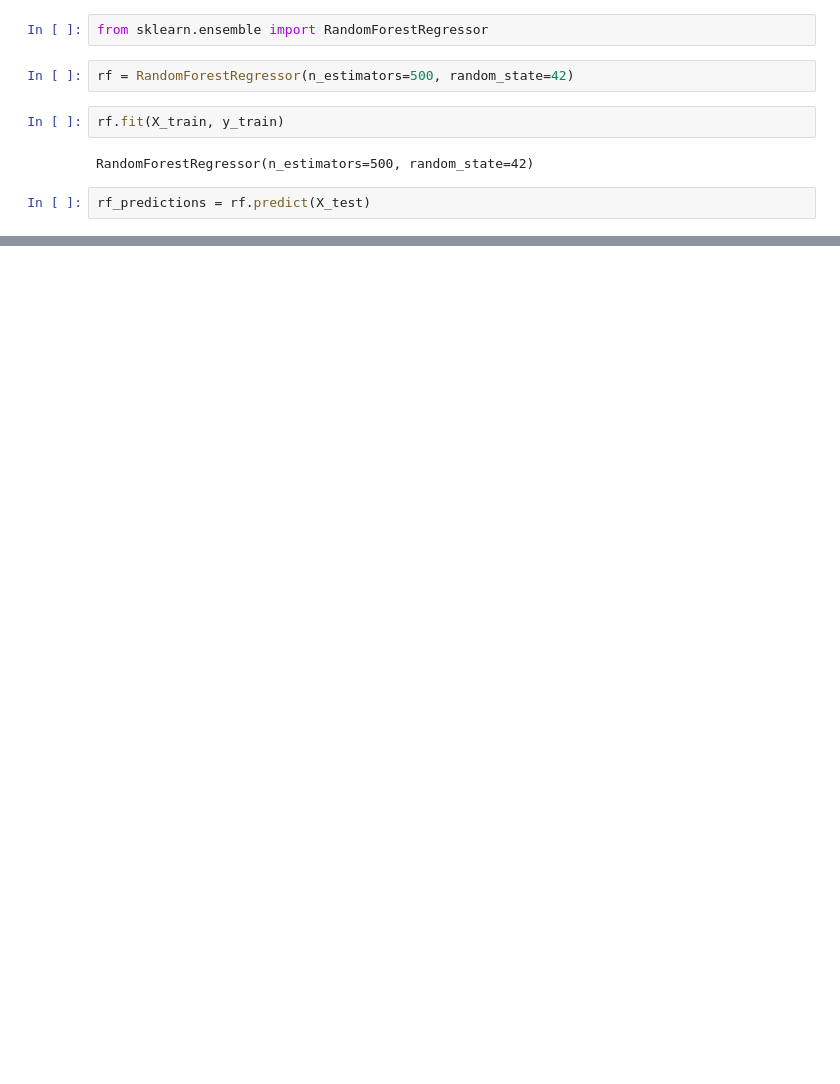
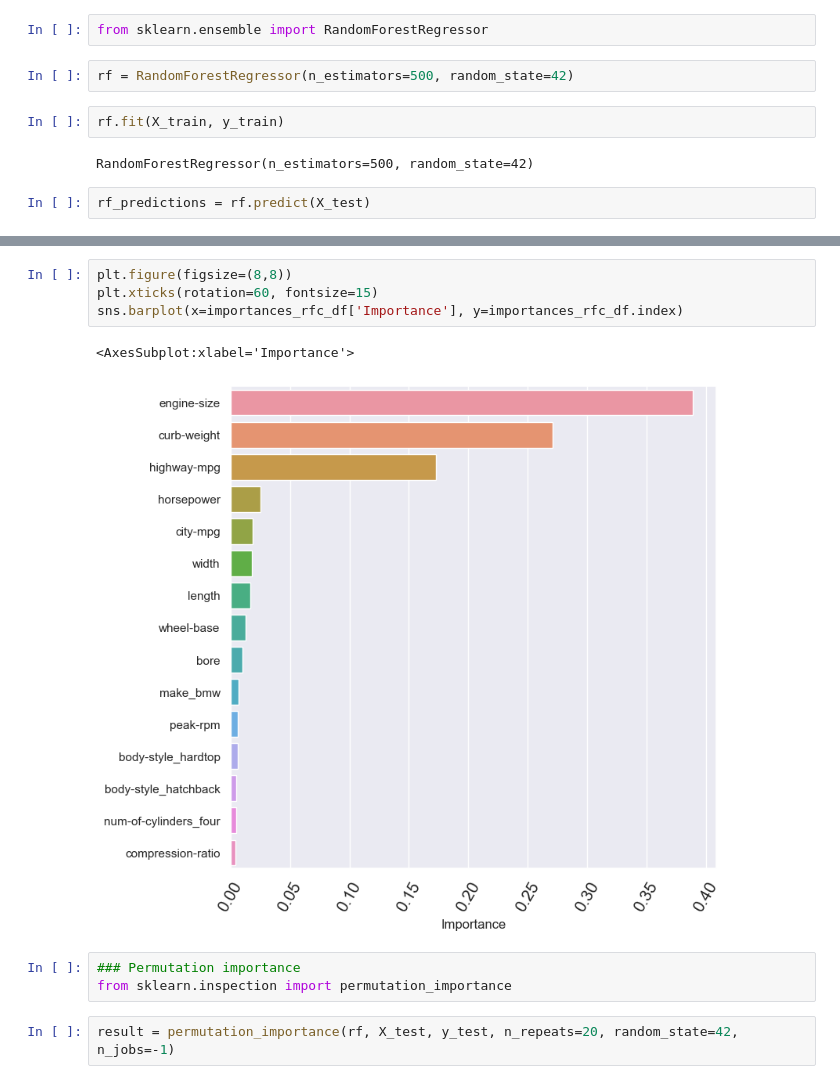
Before and after one commit to lucianawaka/ml_studies, a Jupyter notebook: Udemy/Complete Data Science and Machine Learning Bootcamp in Python/3. Decission Tree and Random Forest/Regression/Decision Tree and Random Forest Regression.ipynb, the cells around one changed output, grey strips where cells are left out. Saved outputs shown, nothing was run; the diff lists cells and outputs as text; blank space fills up the shorter version.

Commit message:
Random Forest Regressor

```diff
--- a/Udemy/Complete Data Science and Machine Learning Bootcamp in Python/3. Decission Tree and Random Forest/Regression/Decision Tree and Random Forest Regression.ipynb
+++ b/Udemy/Complete Data Science and Machine Learning Bootcamp in Python/3. Decission Tree and Random Forest/Regression/Decision Tree and Random Forest Regression.ipynb
@@ -144,0 +189,12 @@ The Mean Absolute Error is 2436.171806823059
+# %%
+plt.figure(figsize=(8,8))
+plt.xticks(rotation=60, fontsize=15)
+sns.barplot(x=importances_rfc_df['Importance'], y=importances_rfc_df.index)
+# %% [output]
+<AxesSubplot:xlabel='Importance'>
+[figure, added]
+# %%
+### Permutation importance
+from sklearn.inspection import permutation_importance
+# %%
+result = permutation_importance(rf, X_test, y_test, n_repeats=20, random_state=42, n_jobs=-1)
```
Also changed, not shown: parts of 16 cells of this notebook, 1 other file.
